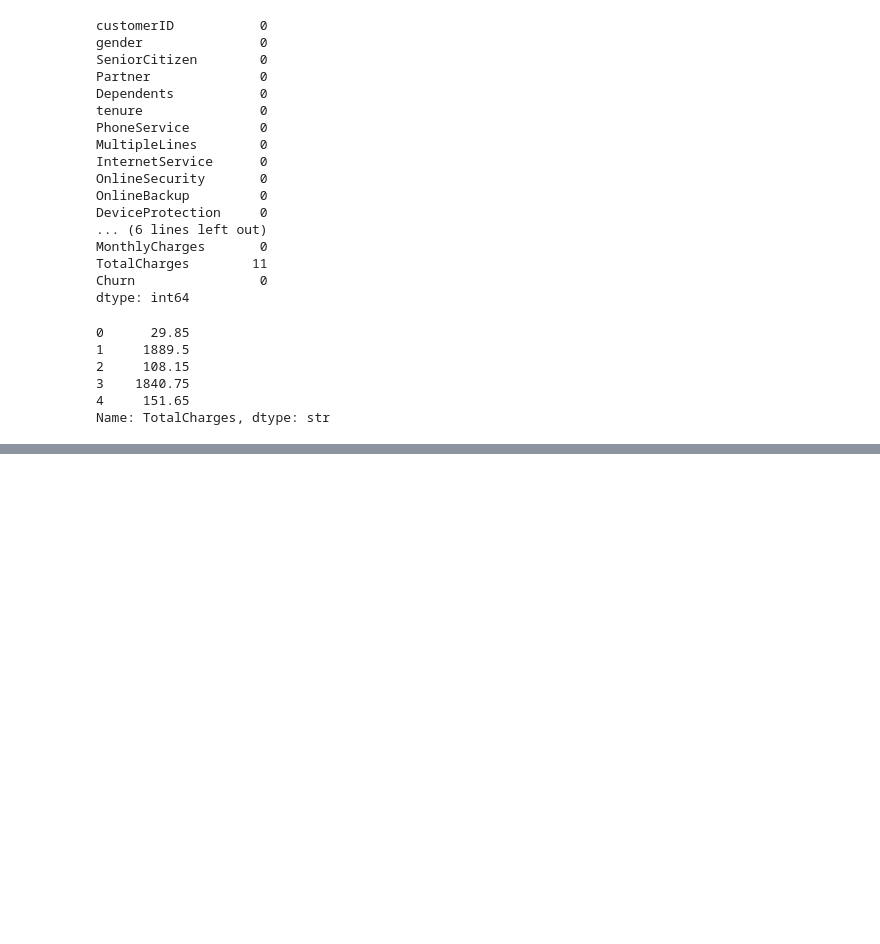
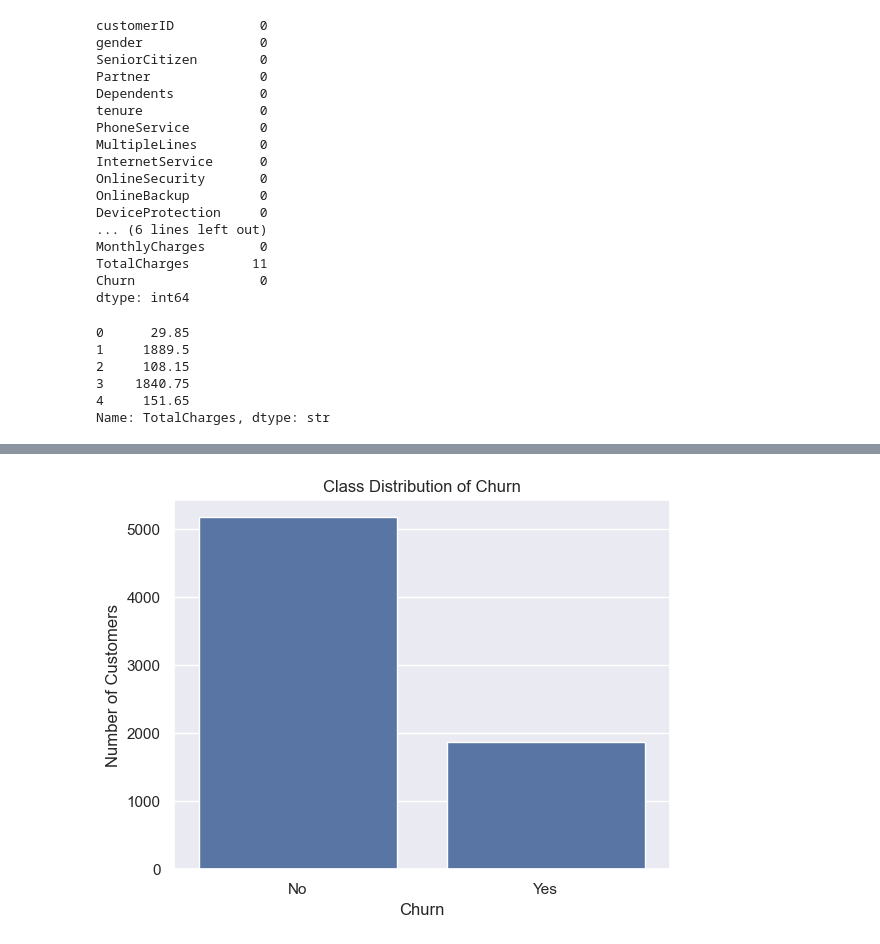
Before and after one commit to OmarJarbou/Customer-Churn, a Jupyter notebook: notebook/01_data_understanding.ipynb, the cells around one changed output, grey strips where cells are left out. Cells and saved outputs as stored; diff of their text form; code cells hidden in the pictures; blank space fills up the shorter version.

```diff
--- a/notebook/01_data_understanding.ipynb
+++ b/notebook/01_data_understanding.ipynb
@@ -133,0 +157,14 @@ Name: TotalCharges, dtype: str
+# %%
+# Analyze class distribution Balanced/Imbalanced
+
+df["Churn"].value_counts()
+
+df["Churn"].value_counts(normalize=True) * 100
+
+sns.countplot(data=df, x="Churn")
+plt.title("Class Distribution of Churn")
+plt.xlabel("Churn")
+plt.ylabel("Number of Customers")
+plt.show()
+# %% [output]
+[figure, added]
```
Also changed, not shown: parts of 9 cells of this notebook, 9 other files.
